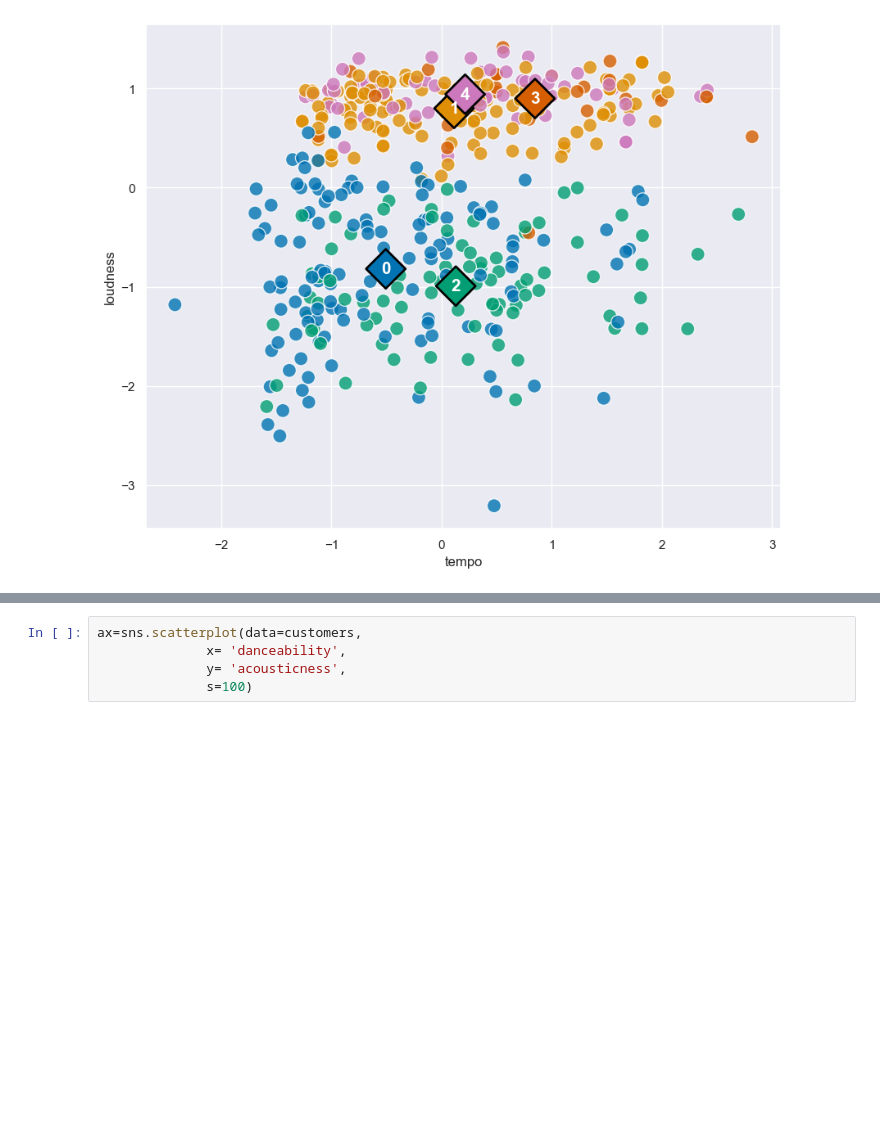
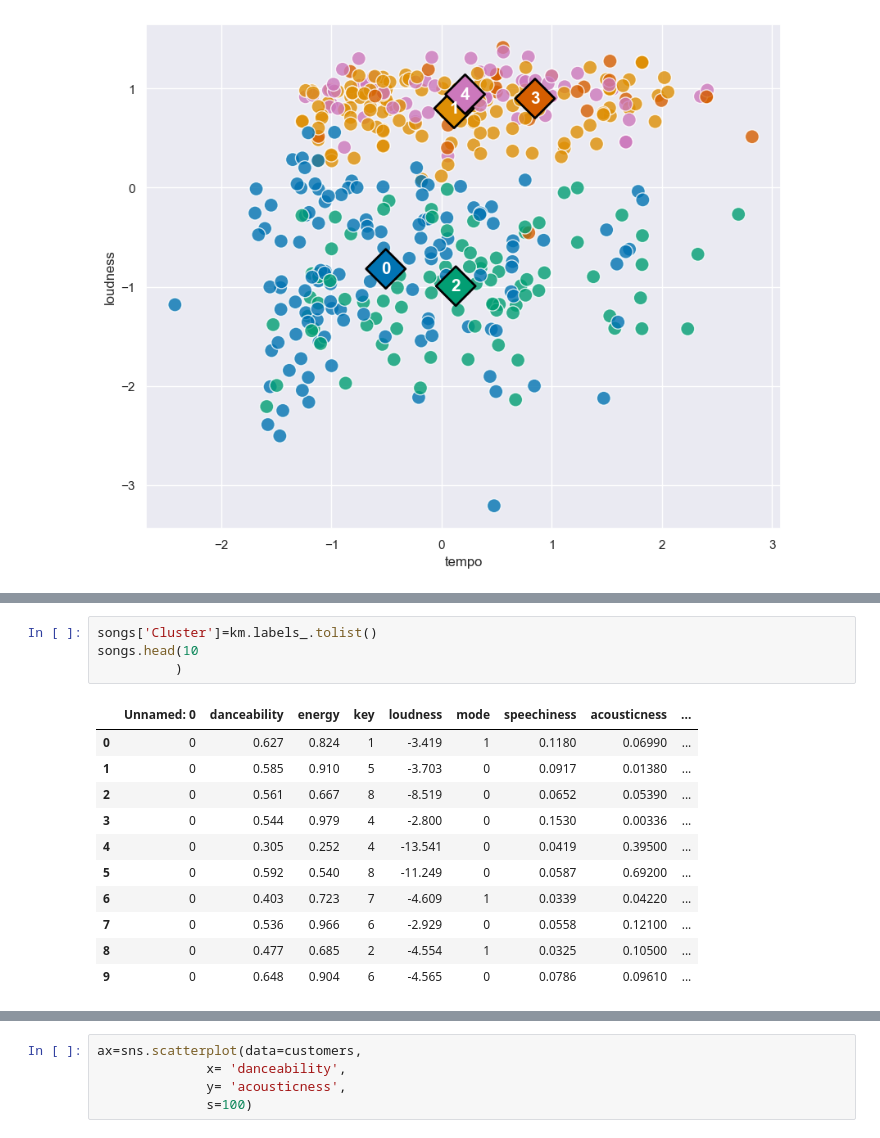
Before and after one commit to hashir-00/project-You-Anime, a Jupyter notebook: Ml model/clustering_songs.ipynb, the cells around one changed output, grey strips where cells are left out. Cells and saved outputs as stored; diff of their text form; blank space fills up the shorter version.

```diff
--- a/Ml model/clustering_songs.ipynb
+++ b/Ml model/clustering_songs.ipynb
@@ -446,0 +480,16 @@ for i in range(len(cluster_centers)):
+# %%
+songs['Cluster']=km.labels_.tolist()
+songs.head(10
+          )
+# %% [output]
+|  | Unnamed: 0 | danceability | energy | key | loudness | mode | speechiness | acousticness | ... |
+| 0 | 0 | 0.627 | 0.824 | 1 | -3.419 | 1 | 0.1180 | 0.06990 | ... |
+| 1 | 0 | 0.585 | 0.910 | 5 | -3.703 | 0 | 0.0917 | 0.01380 | ... |
+| 2 | 0 | 0.561 | 0.667 | 8 | -8.519 | 0 | 0.0652 | 0.05390 | ... |
+| 3 | 0 | 0.544 | 0.979 | 4 | -2.800 | 0 | 0.1530 | 0.00336 | ... |
+| 4 | 0 | 0.305 | 0.252 | 4 | -13.541 | 0 | 0.0419 | 0.39500 | ... |
+| 5 | 0 | 0.592 | 0.540 | 8 | -11.249 | 0 | 0.0587 | 0.69200 | ... |
+| 6 | 0 | 0.403 | 0.723 | 7 | -4.609 | 1 | 0.0339 | 0.04220 | ... |
+| 7 | 0 | 0.536 | 0.966 | 6 | -2.929 | 0 | 0.0558 | 0.12100 | ... |
+| 8 | 0 | 0.477 | 0.685 | 2 | -4.554 | 1 | 0.0325 | 0.10500 | ... |
+| 9 | 0 | 0.648 | 0.904 | 6 | -4.565 | 0 | 0.0786 | 0.09610 | ... |
```
Also changed, not shown: parts of 11 cells of this notebook.
